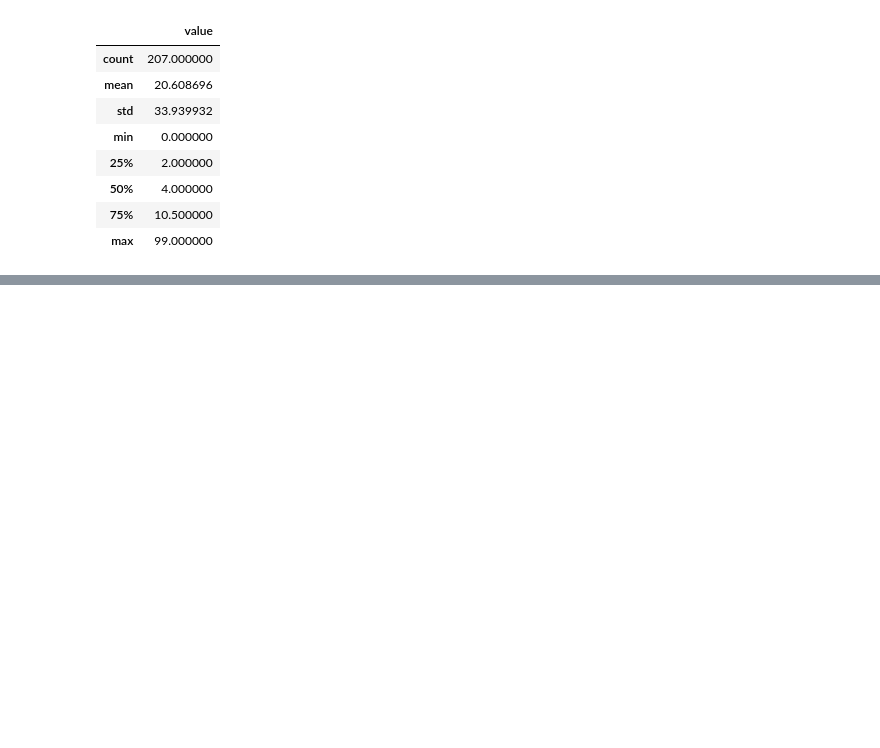
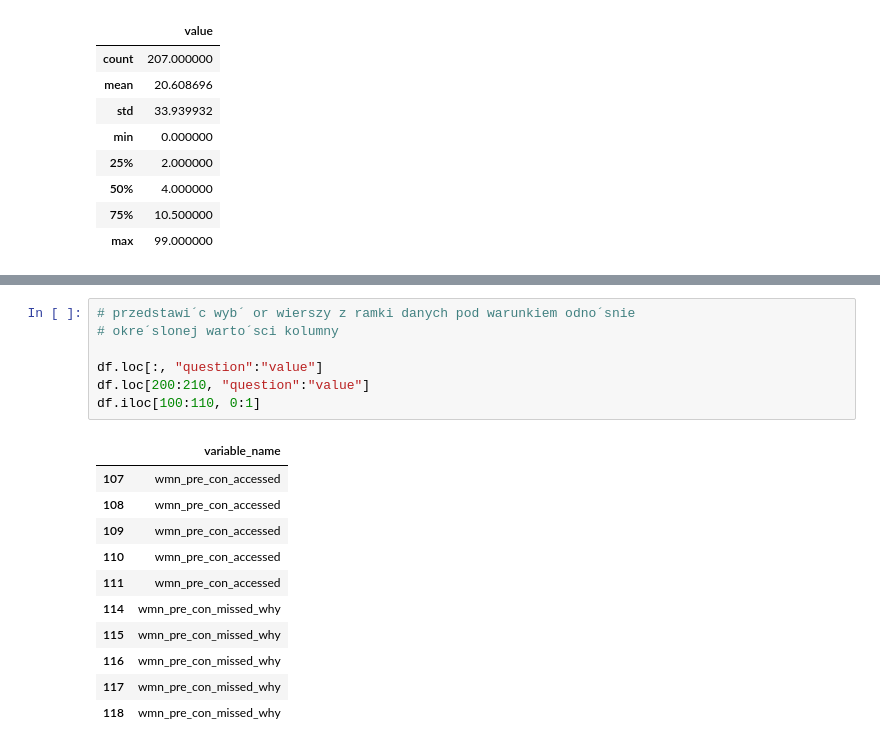
Before and after one commit to hgf700/Lessons_About_Data, a Jupyter notebook: Lab1/Untitled.ipynb, the cells around one changed output, grey strips where cells are left out. Drawn from its saved outputs; the diff is of its cells as text; blank space fills up the shorter version.

```diff
--- a/Lab1/Untitled.ipynb
+++ b/Lab1/Untitled.ipynb
@@ -118,0 +158,19 @@ df.describe()
+# %%
+# przedstawi´c wyb´ or wierszy z ramki danych pod warunkiem odno´snie
+# okre´slonej warto´sci kolumny
+
+df.loc[:, "question":"value"]
+df.loc[200:210, "question":"value"]
+df.iloc[100:110, 0:1]
+# %% [output]
+|  | variable_name |
+| 107 | wmn_pre_con_accessed |
+| 108 | wmn_pre_con_accessed |
+| 109 | wmn_pre_con_accessed |
+| 110 | wmn_pre_con_accessed |
+| 111 | wmn_pre_con_accessed |
+| 114 | wmn_pre_con_missed_why |
+| 115 | wmn_pre_con_missed_why |
+| 116 | wmn_pre_con_missed_why |
+| 117 | wmn_pre_con_missed_why |
+| 118 | wmn_pre_con_missed_why |
```
Also changed, not shown: parts of 7 cells of this notebook.
